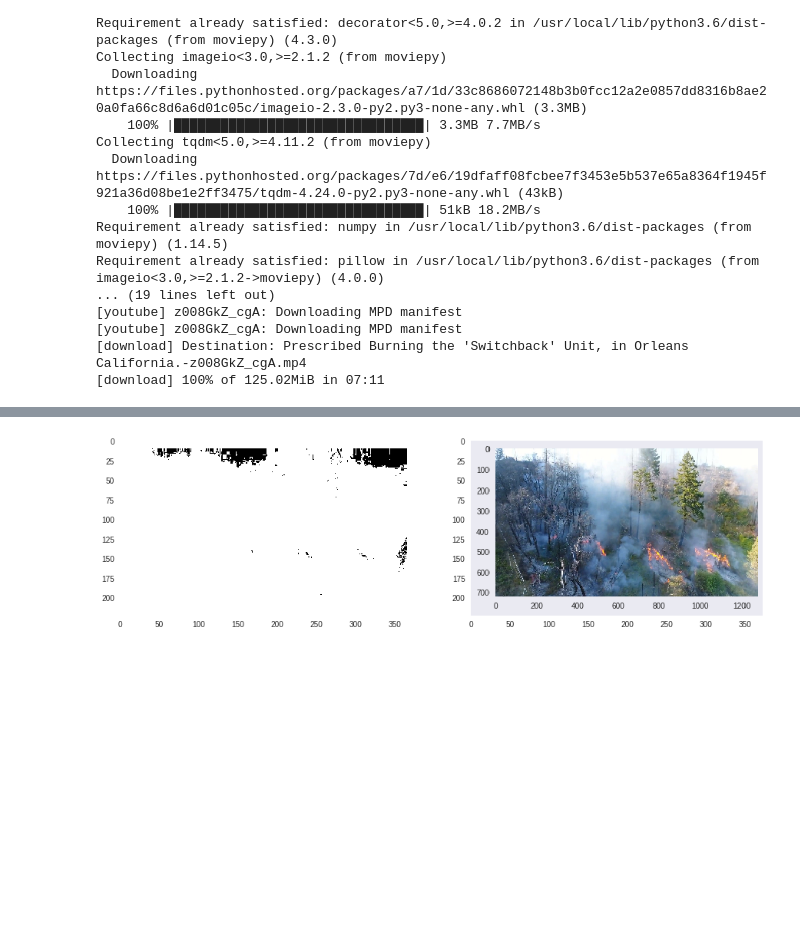
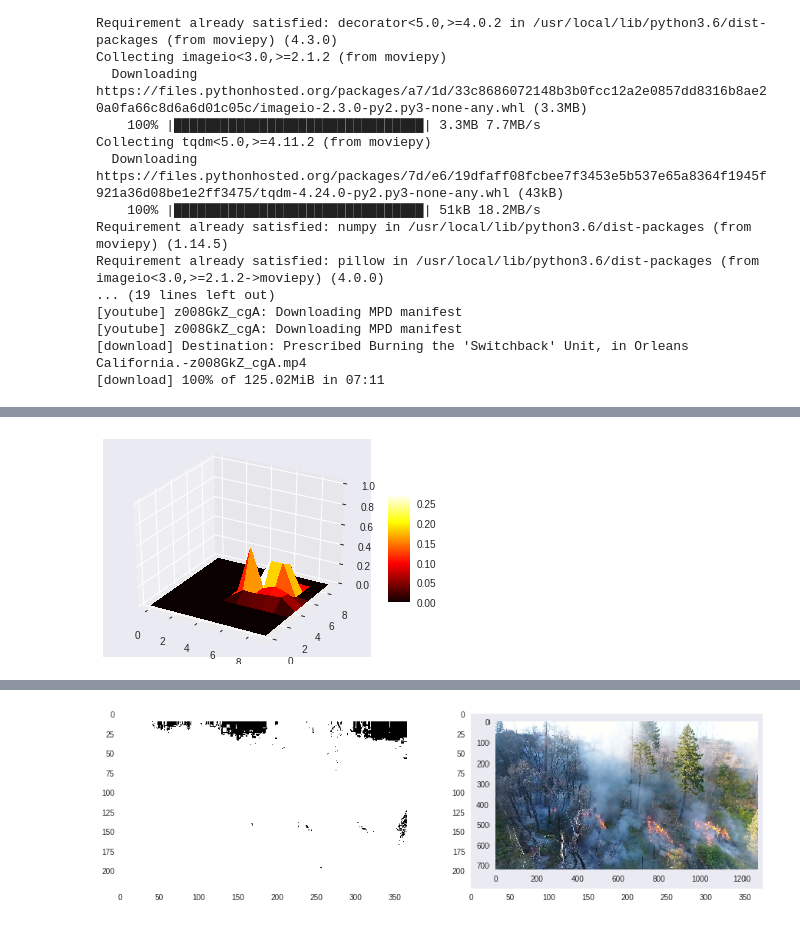
Before and after one commit to NeerajGulia/Simple-eye-detection-tests-ML, a Jupyter notebook: Hello,_Colaboratory.ipynb, the cells around one changed output, grey strips where cells are left out. Cells and saved outputs as stored; diff of their text form; code cells hidden in the pictures; blank space fills up the shorter version.

```diff
--- a/Hello,_Colaboratory.ipynb
+++ b/Hello,_Colaboratory.ipynb
@@ -187,50 +209,50 @@ def gen_variants(image): ##function to brighten the image
 # ls= gen_variants(img)
 # plt.imshow(ls[4])
 # %%
-l_a_correlation_arr=[]
-l_b_correlation_arr=[]
-a_b_correlation_arr=[]
-correlation_collection=[l_a_correlation_arr,l_b_correlation_arr,a_b_correlation_arr]
-image_paths= glob.glob("full_fire_images/*.jpg")
-counter=1
-for image_path in image_paths:
+# l_a_correlation_arr=[]
+# l_b_correlation_arr=[]
+# a_b_correlation_arr=[]
+# correlation_collection=[l_a_correlation_arr,l_b_correlation_arr,a_b_correlation_arr]
+# image_paths= glob.glob("full_fire_images/*.jpg")
+# counter=1
+# for image_path in image_paths:
 
-  org_image= plt.imread(image_path)
+#   org_image= plt.imread(image_path)
 
-  aug_images= gen_variants(org_image)
+#   aug_images= gen_variants(org_image)
 
-  for image1 in aug_images:
-    M1= np.zeros((10,10))
-    M2= np.zeros((10,10))
-    M3= np.zeros((10,10))
+#   for image1 in aug_images:
+#     M1= np.zeros((10,10))
+#     M2= np.zeros((10,10))
+#     M3= np.zeros((10,10))
 
-    image1= LAB(image1)
-    h, w= image1.shape[0], image1.shape[1]
-    for i in range(h):
-      for j in range(w):
-        l,a,b= image1[i,j,0]*10//256, image1[i,j,1]*10//256, image1[i,j,2]*10//256
-        M1[l,a]+=1
-        M2[l,b]+=1
-        M3[a,b]+=1
-    print(M1)
-    break
-    Mat_collection=[M1,M2,M3]
-    for k in range(3):
-      maximum= np.max(Mat_collection[k])
-      minimum= np.min(Mat_collection[k])
-      rng= maximum-minimum
-      Mat_collection[k]= (Mat_collection[k]-minimum)/rng
-      correlation_collection[k].append(Mat_collection[k])
-    print("processed Image ", counter)
-    counter+=1
+#     image1= LAB(image1)
+#     h, w= image1.shape[0], image1.shape[1]
+#     for i in range(h):
+#       for j in range(w):
+#         l,a,b= image1[i,j,0]*10//256, image1[i,j,1]*10//256, image1[i,j,2]*10//256
+#         M1[l,a]+=1
+#         M2[l,b]+=1
+#         M3[a,b]+=1
+# #     print(M1)
+# #     break
+#     Mat_collection=[M1,M2,M3]
+#     for k in range(3):
+#       maximum= np.max(Mat_collection[k])
+#       minimum= np.min(Mat_collection[k])
+#       rng= maximum-minimum
+#       Mat_collection[k]= (Mat_collection[k]-minimum)/rng
+#       correlation_collection[k].append(Mat_collection[k])
+#   print("processed Image ", counter)
+#   counter+=1
 
-for i in range(3):
-  mat_sum=np.zeros((10,10))
-  mat_arr= correlation_collection[i]
-  print(len(mat_arr), "processing correlation "+ ["l-a","l-b","a-b"][i])
-  for arr in mat_arr:
-    mat_sum+= arr
-  correlation_collection[i]= mat_sum/len(mat_arr)
+# for i in range(3):
+#   mat_sum=np.zeros((10,10))
+#   mat_arr= correlation_collection[i]
+#   print(len(mat_arr), "processing correlation "+ ["l-a","l-b","a-b"][i])
+#   for arr in mat_arr:
+#     mat_sum+= arr
+#   correlation_collection[i]= mat_sum/len(mat_arr)
 
 
 from mpl_toolkits.mplot3d import Axes3D
@@ -239,7 +261,7 @@ X = np.arange(0, 10)
 Y = np.arange(0, 10)
 X, Y = np.meshgrid(X, Y)
 
-Z = correlation_collection[0]
+Z = correlation_collection[2]
 fig = plt.figure()
 ax = fig.gca(projection='3d')
 surf = ax.plot_surface(X, Y, Z, rstride=1, cstride=1, cmap='hot', linewidth=0, antialiased=False)
@@ -251,3 +272,4 @@ NameError: ignored
+[figure, added]
 # %%
 def normalize(channel):
   maximum= np.max(channel)
```
Also changed, not shown: parts of 10 cells of this notebook.
